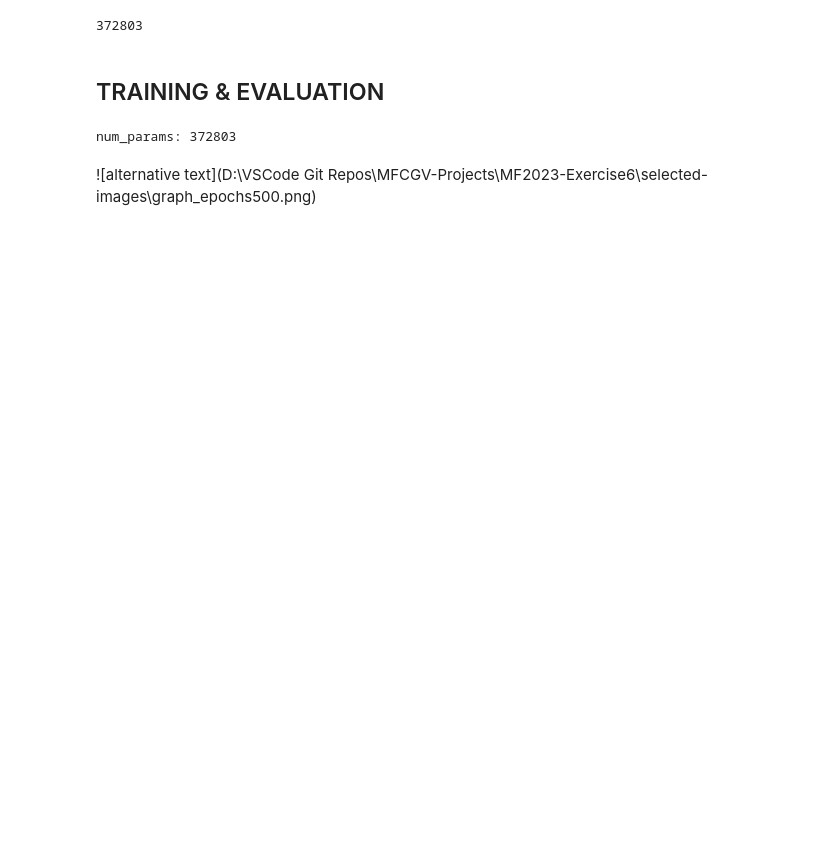
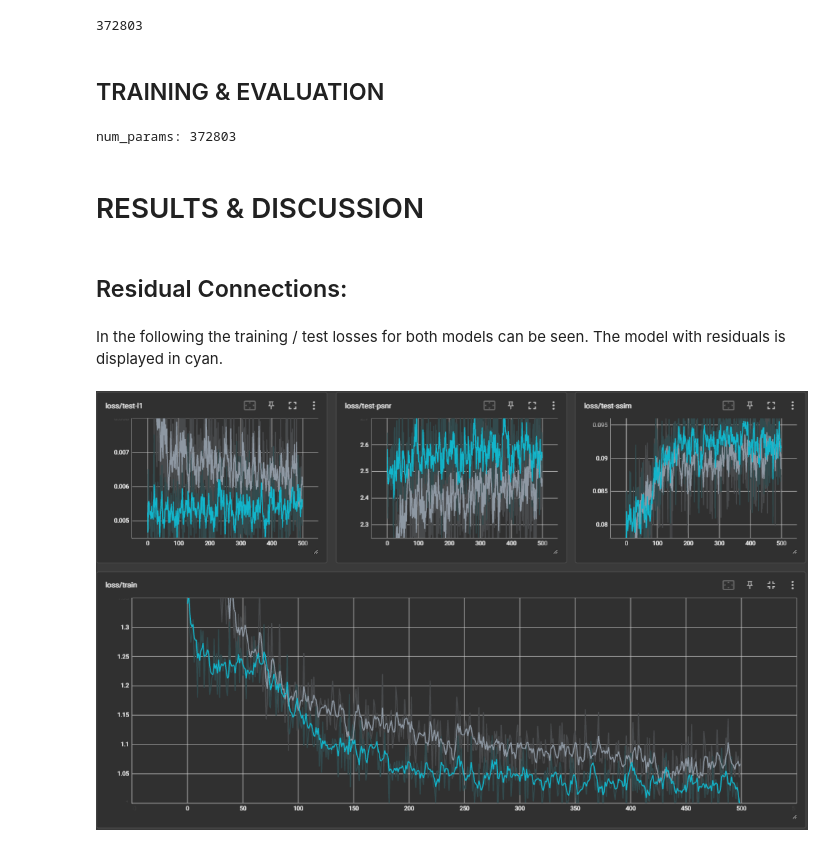
Before and after one commit to oalkaya/mfcgv-projects, a Jupyter notebook: MF2023-Exercise6/main.ipynb, the cells around one changed output. Drawn from its saved outputs; the diff is of its cells as text; code cells hidden in the pictures; blank space fills up the shorter version.

```diff
--- a/MF2023-Exercise6/main.ipynb
+++ b/MF2023-Exercise6/main.ipynb
@@ -255,5 +257,14 @@ with torch.no_grad():
         write_png(hr_bilinear[0, ...].mul(255).byte(), "image-outputs/bilinear.png")
         write_png(hr_bicubic[0, ...].mul(255).byte(), "image-outputs/bicubic.png")
         break
-# %% [markdown]
-![alternative text](D:\VSCode Git Repos\MFCGV-Projects\MF2023-Exercise6\selected-images\graph_epochs500.png)
+# %% [markdown]
+# RESULTS & DISCUSSION
+# %% [markdown]
+## Residual Connections:
+# %% [markdown]
+In the following the training / test losses for both models can be seen. The model with residuals is displayed in cyan.
+# %%
+from IPython import display
+display.Image("D:\VSCode Git Repos\MFCGV-Projects\MF2023-Exercise6\selected-images\graph_epochs500.png")
+# %% [output]
+[figure, added]
```
Also changed, not shown: parts of 22 cells of this notebook, 22 other files.
